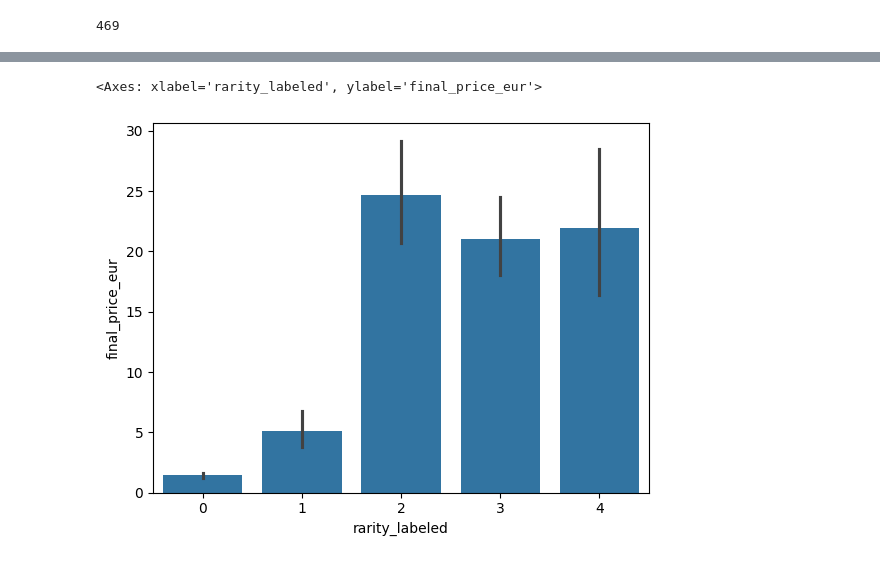
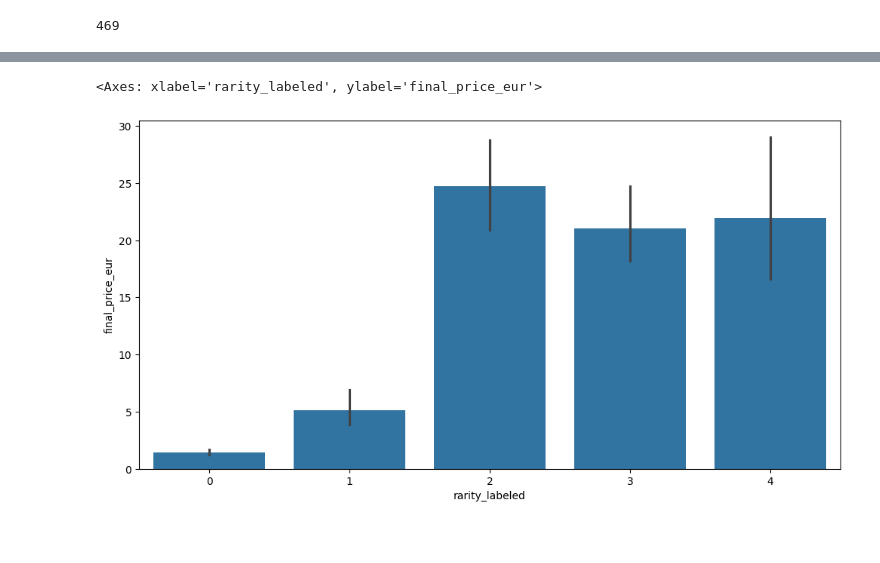
Before and after one commit to ItsazainBilbao/ML_Magic_The_Gathering, a Jupyter notebook: src/notebooks/Limpieza.ipynb, the cells around one changed output, grey strips where cells are left out. Saved outputs shown, nothing was run; the diff lists cells and outputs as text; code cells hidden in the pictures; blank space fills up the shorter version.

```diff
--- a/src/notebooks/Limpieza.ipynb
+++ b/src/notebooks/Limpieza.ipynb
@@ -743,3 +861,5 @@ df.drop(columns=["legalities", "legalities_dict"], axis=1, inplace=True)
+# %%
+df.drop(columns=["power","toughness"], inplace=True, axis=1)
 # %% [markdown]
 ## Rarity
 # %%
@@ -847,0 +974,2 @@ memory usage: 25.0+ MB
+# %%
+df['edhrec_rank'].fillna(df['edhrec_rank'].max(), inplace=True)
@@ -848,3 +987,5 @@ memory usage: 25.0+ MB
+# %%
+df['edhrec_rank'] = df['edhrec_rank'].max() - df['edhrec_rank']
 # %% [markdown]
 ## Venga, vamos con el target (Prices)
 # %%
@@ -929,7 +1070,7 @@ df["final_price_eur"].isnull().sum()
 # %% [output]
 469
 # %%
-df["final_price_eur"].dropna(inplace=True)
+df.dropna(subset=["final_price_eur"], inplace=True)
 # %% [output]
 A value is trying to be set on a copy of a slice from a DataFrame
 
@@ -954,9 +1134,12 @@ df
 # %%
-df.plot.bar(x='rarity_labeled', y='final_price_eur', figsize=(12,6))
-plt.xticks(rotation=45)
-plt.tight_layout()
-plt.show()
+# df.plot.bar(x='rarity_labeled', y='final_price_eur', figsize=(12,6))
+# plt.xticks(rotation=45)
+# plt.tight_layout()
+# plt.show()
+
+plt.figure(figsize=(12,6))
+sns.barplot(data=df, x="rarity_labeled", y="final_price_eur")
 # %% [output]
 <Axes: xlabel='rarity_labeled', ylabel='final_price_eur'>
-[figure, old version]
+[figure, new version]
 # %%
```
Also changed, not shown: parts of 49 cells of this notebook, 21 other files.
